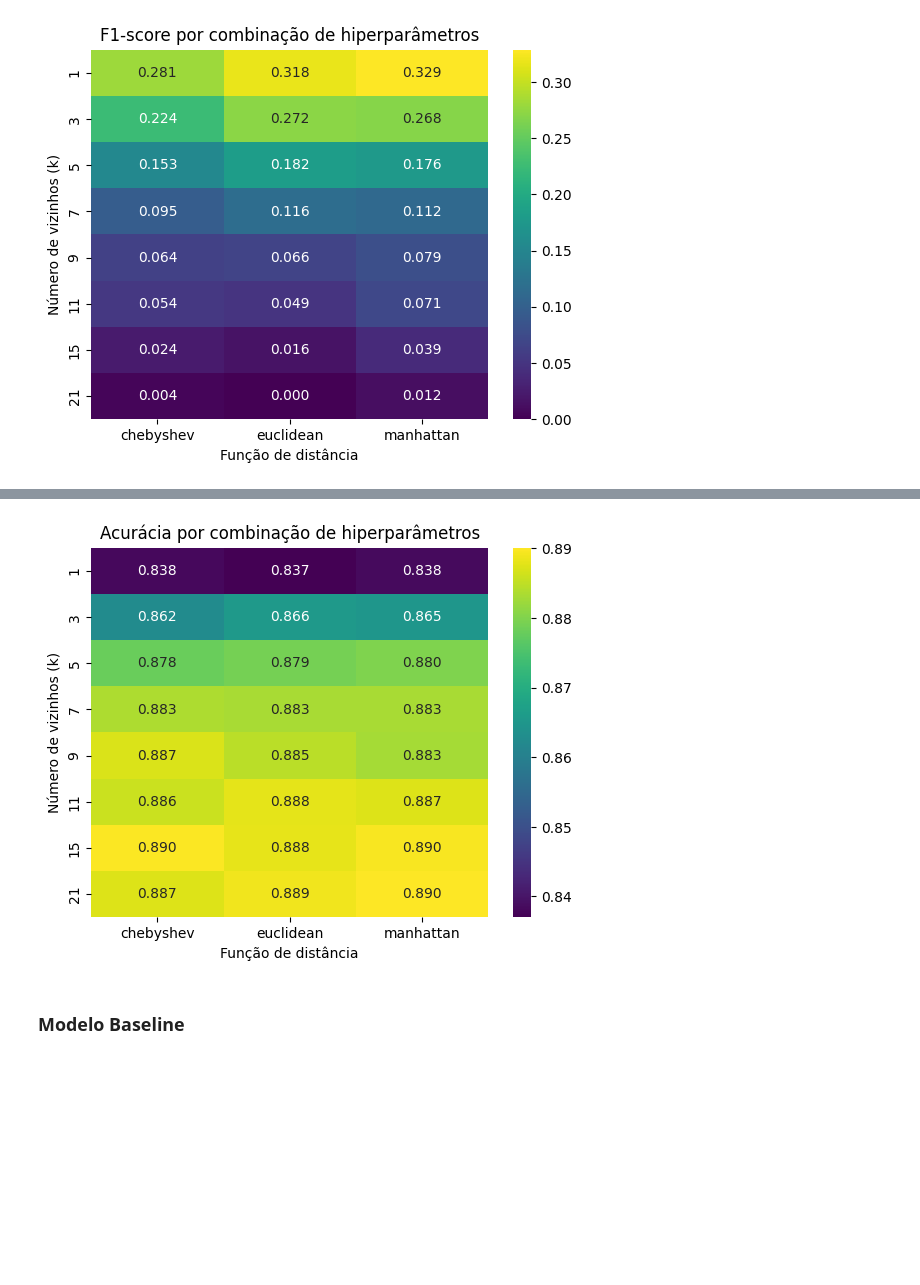
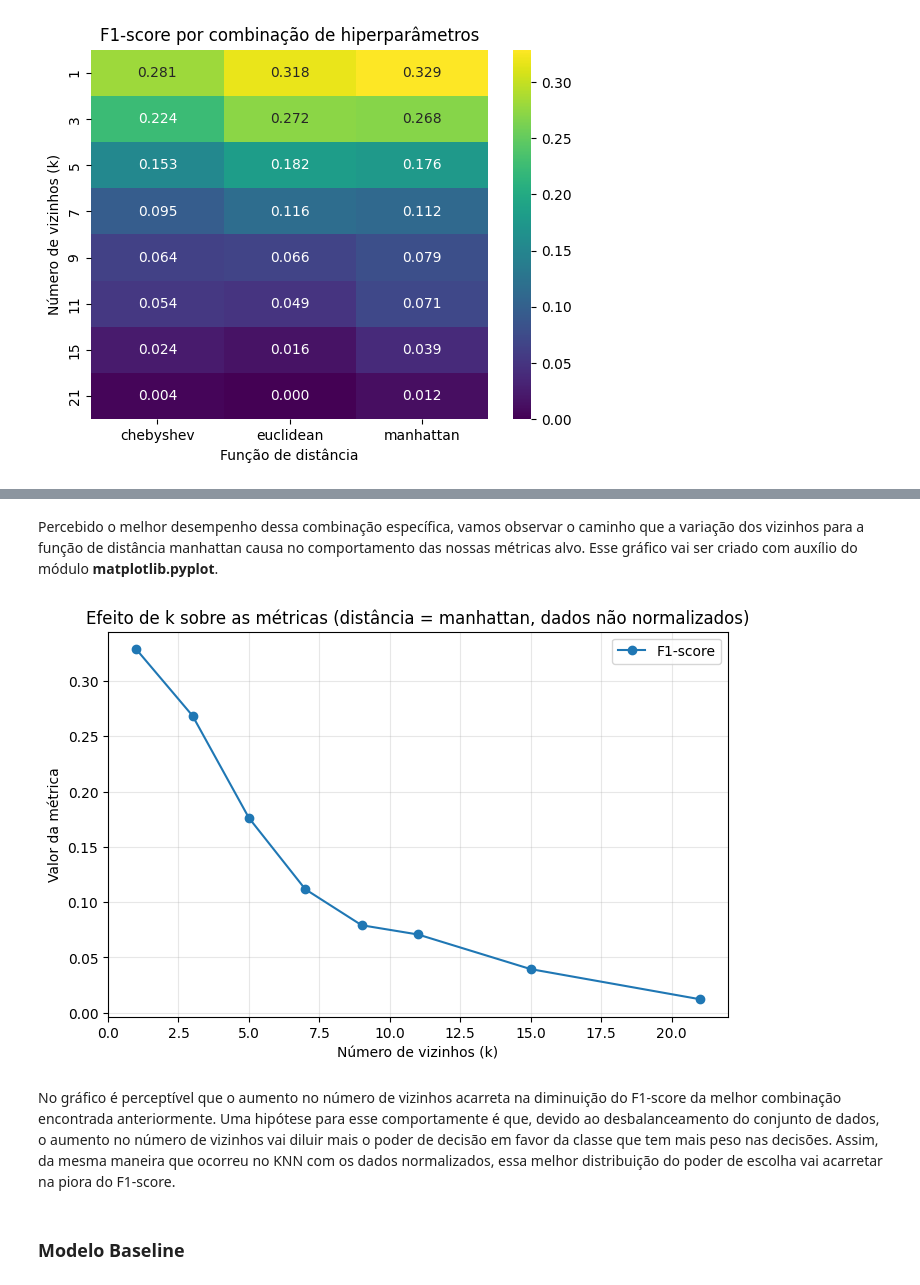
Before and after one commit to buruna087/Cubo-Gelatinoso-, a Jupyter notebook: Cubo_gelatinoso.ipynb, the cells around one changed output, grey strips where cells are left out. Cells and saved outputs as stored; diff of their text form; code cells hidden in the pictures; blank space fills up the shorter version.

```diff
--- a/Cubo_gelatinoso.ipynb
+++ b/Cubo_gelatinoso.ipynb
@@ -730,12 +719,22 @@ eixo.set(xlabel="Função de distância", ylabel="Número de vizinhos (k)",
-# %%
-# Organiza os dados para a criação do heatmap da acurácia dos dados normalizados
-tabela_pivot_Ac_norm = df_resultados_norm.pivot(index="k", columns="funcao_distancia", values="acuracia")
-
-# Cria o heatmap da Acurácia dos dados normalizados
-eixo = sns.heatmap(tabela_pivot_Ac_norm, annot=True, fmt=".3f", cmap="viridis")
-eixo.set(xlabel="Função de distância", ylabel="Número de vizinhos (k)",
-         title="Acurácia por combinação de hiperparâmetros");
-# %% [output]
-[figure, removed]
+# %% [markdown]
+Percebido o melhor desempenho dessa combinação específica, vamos observar o caminho que a variação dos vizinhos para a função de distância manhattan causa no comportamento das nossas métricas alvo. Esse gráfico vai ser criado com auxílio do módulo **matplotlib.pyplot**.
+# %%
+import matplotlib.pyplot as plt
+
+# Fixando a função de distância no melhor caso encontrado (manhattan) e variando k
+subset = df_resultados_brutos[df_resultados_brutos["funcao_distancia"] == "manhattan"]
+
+plt.figure(figsize=(8, 5))
+plt.plot(subset["k"], subset["f1_score"], marker="o", label="F1-score")
+plt.xlabel("Número de vizinhos (k)")
+plt.ylabel("Valor da métrica")
+plt.title("Efeito de k sobre as métricas (distância = manhattan, dados não normalizados)")
+plt.legend()
+plt.grid(alpha=0.3)
+plt.show()
+# %% [output]
+[figure, added]
+# %% [markdown]
+No gráfico é perceptível que o aumento no número de vizinhos acarreta na diminuição do F1-score da melhor combinação encontrada anteriormente. Uma hipótese para esse comportamente é que, devido ao desbalanceamento do conjunto de dados, o aumento no número de vizinhos vai diluir mais o poder de decisão em favor da classe que tem mais peso nas decisões. Assim, da mesma maneira que ocorreu no KNN com os dados normalizados, essa melhor distribuição do poder de escolha vai acarretar na piora do F1-score.
 # %% [markdown]
 ### Modelo Baseline
```
Also changed, not shown: parts of 26 cells of this notebook.
